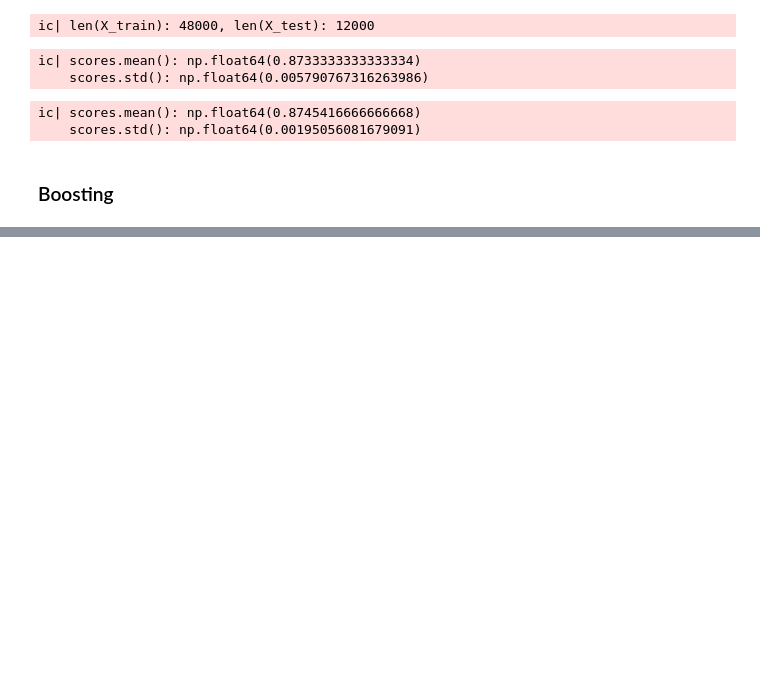
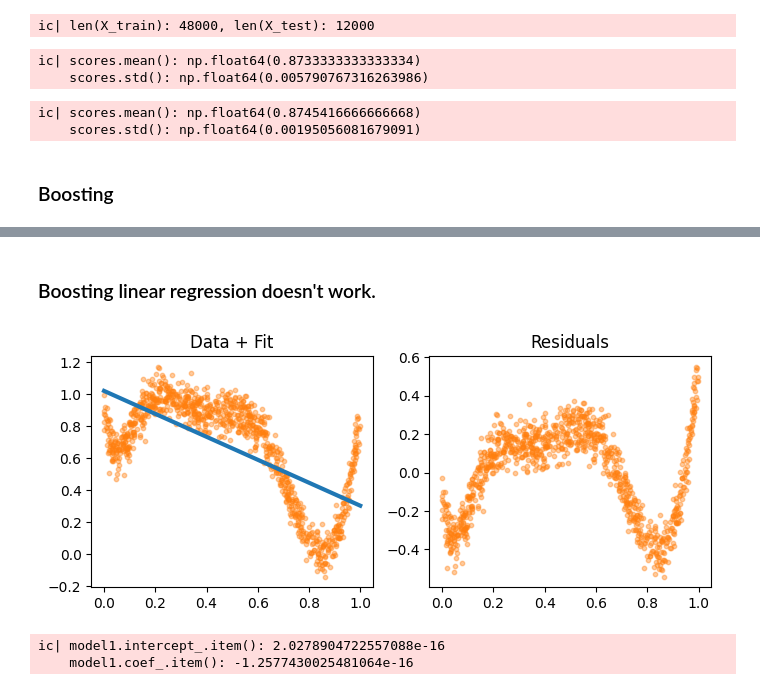
Before and after one commit to venkateshsoundar/DATA607W2025, a Jupyter notebook: lecture07.ipynb, the cells around one changed output, grey strips where cells are left out. Saved outputs shown, nothing was run; the diff lists cells and outputs as text; code cells hidden in the pictures; blank space fills up the shorter version.

```diff
--- a/lecture07.ipynb
+++ b/lecture07.ipynb
@@ -81,0 +86,22 @@ plt.show()
+# %% [markdown]
+### Boosting linear regression doesn't work.
+# %%
+model = LinearRegression()
+model.fit(X_train, y_train)
+r = y_train - model.predict(X_train)
+fig, (a0, a1) = plt.subplots(nrows=1, ncols=2, figsize=(8, 3))
+a0.scatter(x_train, y_train, s=10, c="C1", alpha=0.4)
+a0.plot(x_test, model.predict(X_test), lw=3)
+a0.set_title("Data + Fit")
+a1.scatter(x_train, r, s=10, c="C1", alpha=0.4)
+a1.set_title("Residuals")
+plt.show()
+# %% [output]
+[figure, added]
+# %%
+model1 = LinearRegression()
+model1.fit(X_train, r)
+ic(model1.intercept_.item(), model1.coef_.item())
+# %% [output]
+ic| model1.intercept_.item(): 2.0278904722557088e-16
+    model1.coef_.item(): -1.2577430025481064e-16
```
Also changed, not shown: parts of 27 cells of this notebook, 1 other file.
